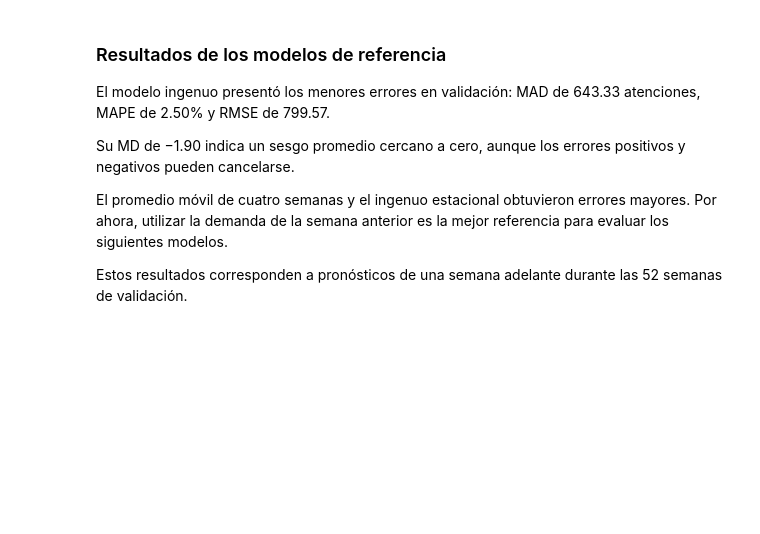
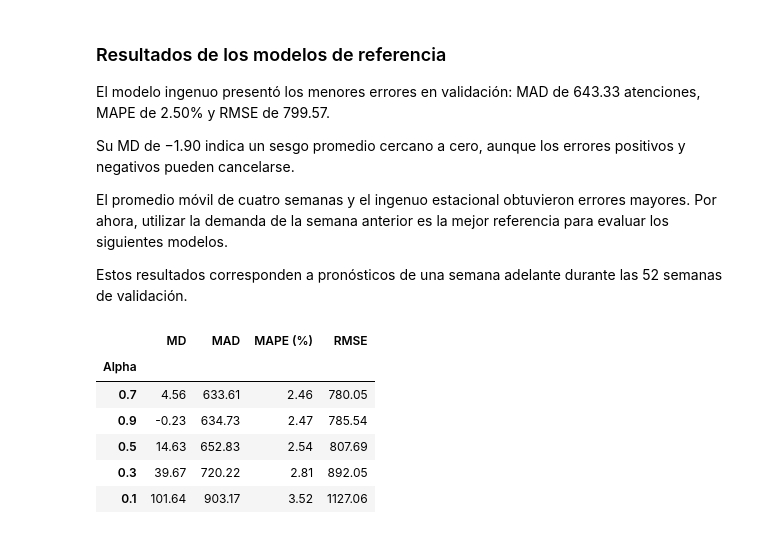
Before and after one commit to fernandatrevi/pronostico-demanda-urgencias, a Jupyter notebook: pronostico_urgencias.ipynb, the cells around one changed output. Saved outputs shown, nothing was run; the diff lists cells and outputs as text; code cells hidden in the pictures; blank space fills up the shorter version.

```diff
--- a/pronostico_urgencias.ipynb
+++ b/pronostico_urgencias.ipynb
@@ -364,3 +364,49 @@ Su MD de −1.90 indica un sesgo promedio cercano a cero, aunque los errores pos
 El promedio móvil de cuatro semanas y el ingenuo estacional obtuvieron errores mayores. Por ahora, utilizar la demanda de la semana anterior es la mejor referencia para evaluar los siguientes modelos.
 
 Estos resultados corresponden a pronósticos de una semana adelante durante las 52 semanas de validación.
+# %%
+# Probamos distintos valores de alpha en validación
+resultados_ses = []
+pronosticos_ses = {}
+
+for alpha in [0.1, 0.3, 0.5, 0.7, 0.9]:
+    # El nivel inicial usa únicamente entrenamiento
+    nivel = train.iloc[0]
+
+    for real in train.iloc[1:]:
+        nivel = alpha * real + (1 - alpha) * nivel
+
+    predicciones = []
+
+    for real in valid:
+        # Primero pronosticamos; después conocemos el valor real
+        predicciones.append(nivel)
+        nivel = alpha * real + (1 - alpha) * nivel
+
+    pred = pd.Series(predicciones, index=valid.index)
+    pronosticos_ses[alpha] = pred
+    error = valid - pred
+
+    resultados_ses.append({
+        "Alpha": alpha,
+        "MD": error.mean(),
+        "MAD": error.abs().mean(),
+        "MAPE (%)": (error.abs() / valid).mean() * 100,
+        "RMSE": (error.pow(2).mean()) ** 0.5
+    })
+
+tabla_ses = (
+    pd.DataFrame(resultados_ses)
+    .set_index("Alpha")
+    .sort_values("MAD")
+)
+
+display(tabla_ses.round(2))
+# %% [output]
+|  | MD | MAD | MAPE (%) | RMSE |
+| Alpha |  |  |  |  |
+| 0.7 | 4.56 | 633.61 | 2.46 | 780.05 |
+| 0.9 | -0.23 | 634.73 | 2.47 | 785.54 |
+| 0.5 | 14.63 | 652.83 | 2.54 | 807.69 |
+| 0.3 | 39.67 | 720.22 | 2.81 | 892.05 |
+| 0.1 | 101.64 | 903.17 | 3.52 | 1127.06 |
```
Also changed, not shown: parts of 3 cells of this notebook.
